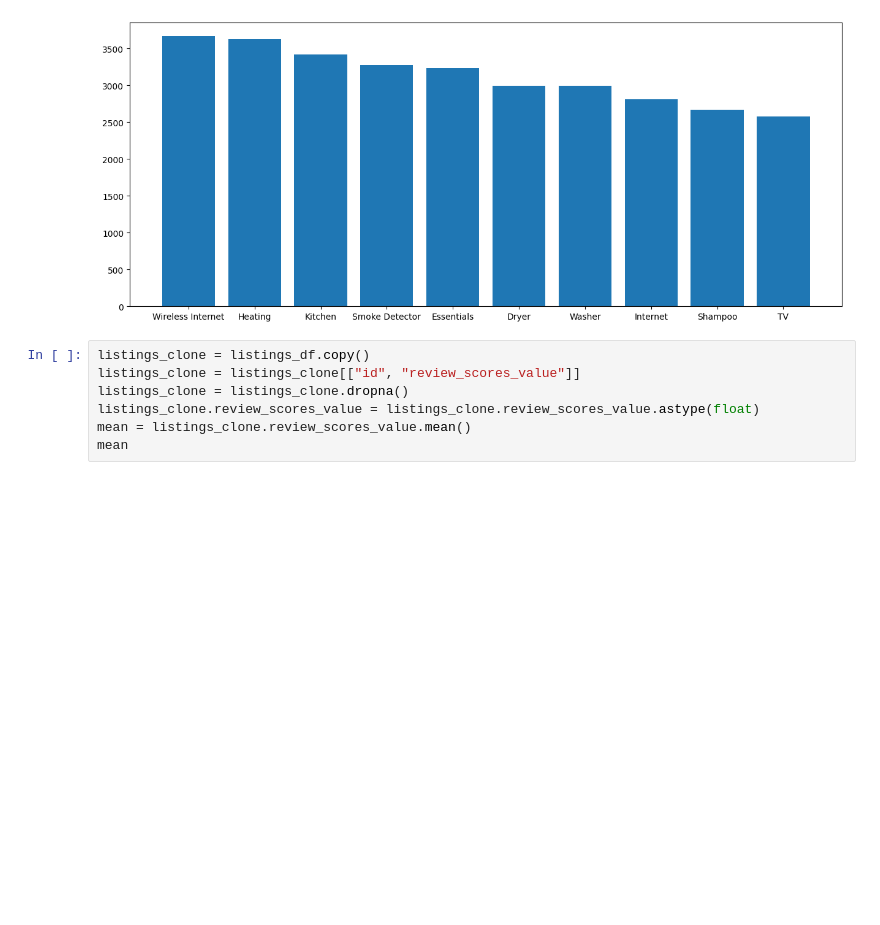
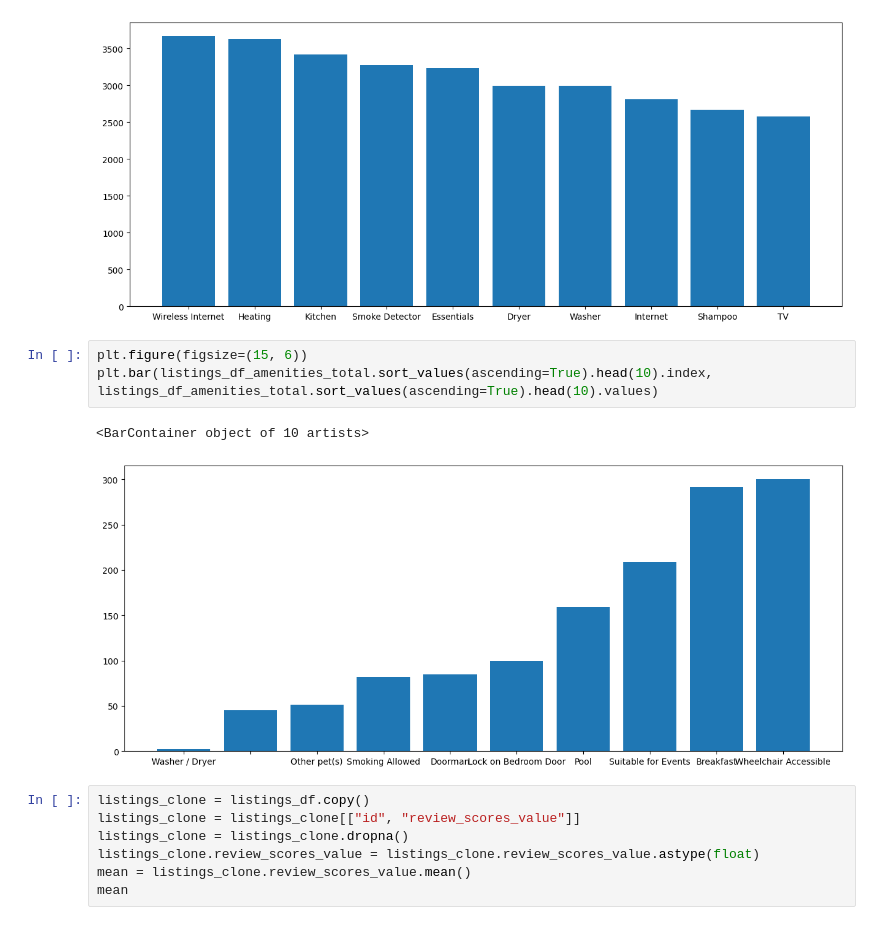
Before and after one commit to NTPac/Write-A-Data-Science-Blog-Post, a Jupyter notebook: data_process.ipynb, the cells around one changed output. Drawn from its saved outputs; the diff is of its cells as text; blank space fills up the shorter version.

```diff
--- a/data_process.ipynb
+++ b/data_process.ipynb
@@ -520,6 +605,12 @@ plt.bar(listings_df_amenities_total.sort_values(ascending=False).head(10).index,
 # %% [output]
 <BarContainer object of 10 artists>
 [figure]
+# %%
+plt.figure(figsize=(15, 6))
+plt.bar(listings_df_amenities_total.sort_values(ascending=True).head(10).index, listings_df_amenities_total.sort_values(ascending=True).head(10).values)
+# %% [output]
+<BarContainer object of 10 artists>
+[figure, added]
 # %%
 listings_clone = listings_df.copy()
 listings_clone = listings_clone[["id", "review_scores_value"]]
```
Also changed, not shown: parts of 12 cells of this notebook, 1 other file.
